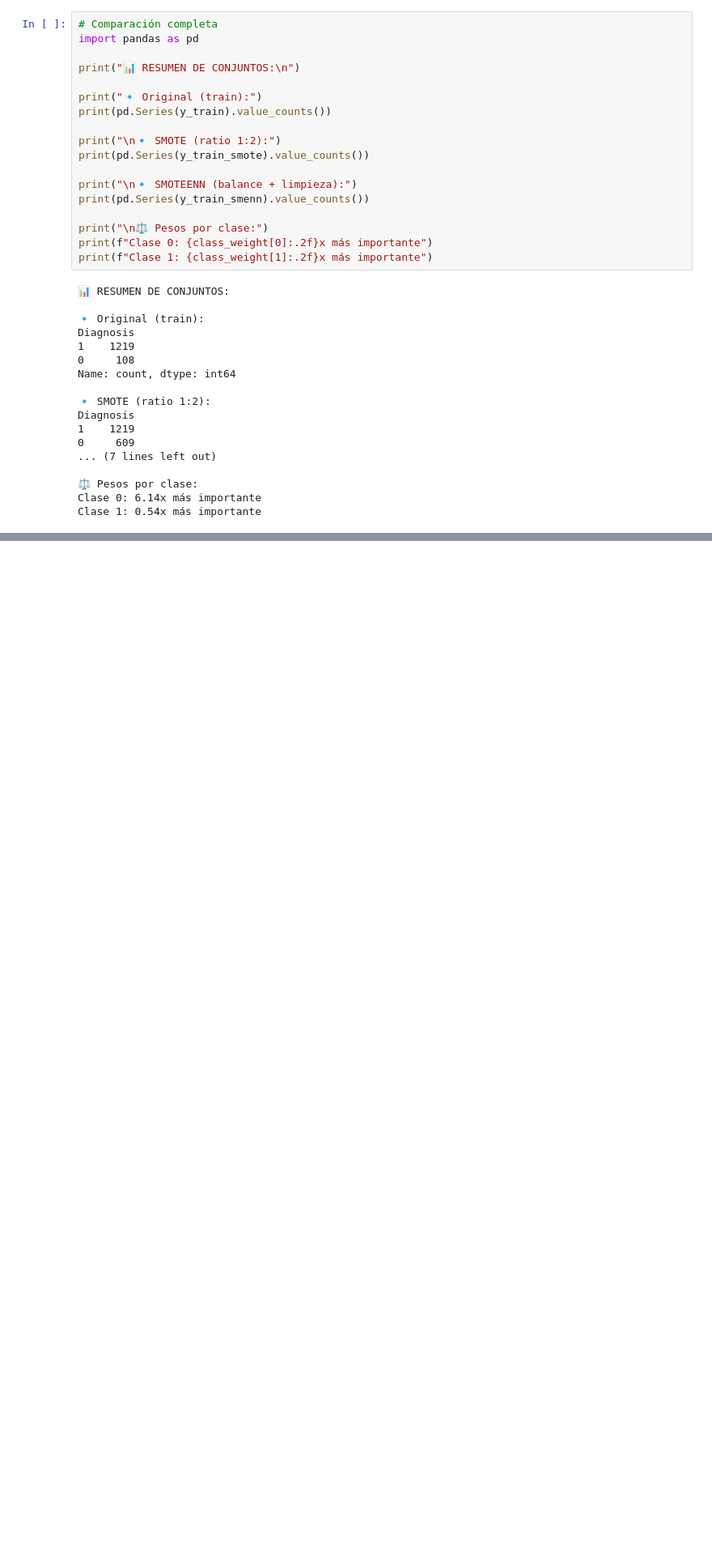
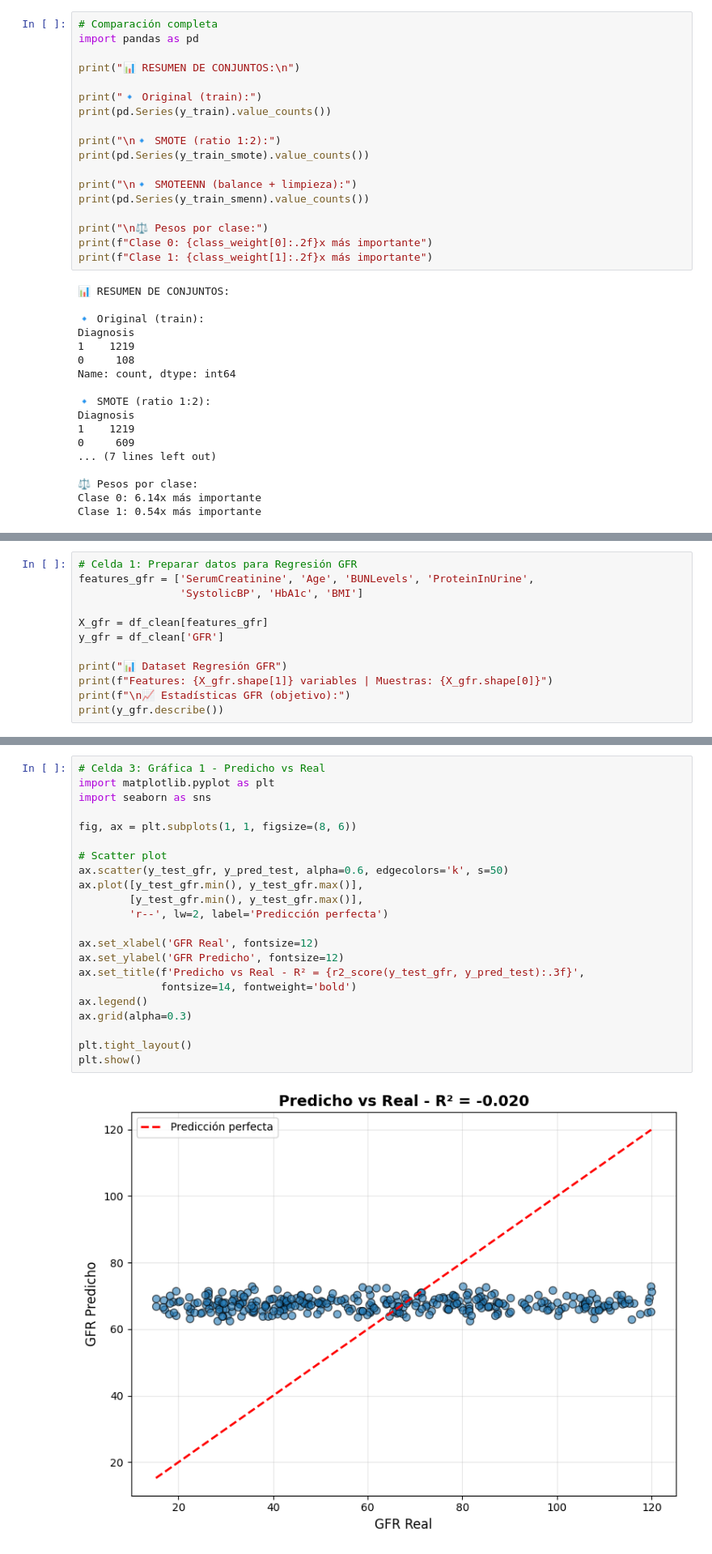
Before and after one commit to samcab28/Analisis-Algoritmos, a Jupyter notebook: IA_Proyecto.ipynb, the cells around one changed output, grey strips where cells are left out. Shown: that part at 81% size. Drawn from its saved outputs; the diff is of its cells as text; blank space fills up the shorter version.

```diff
--- a/IA_Proyecto.ipynb
+++ b/IA_Proyecto.ipynb
@@ -393,0 +420,12 @@ Clase 1: 0.54x más importante
+# %%
+# Celda 1: Preparar datos para Regresión GFR
+features_gfr = ['SerumCreatinine', 'Age', 'BUNLevels', 'ProteinInUrine',
+                'SystolicBP', 'HbA1c', 'BMI']
+
+X_gfr = df_clean[features_gfr]
+y_gfr = df_clean['GFR']
+
+print("📊 Dataset Regresión GFR")
+print(f"Features: {X_gfr.shape[1]} variables | Muestras: {X_gfr.shape[0]}")
+print(f"\n📈 Estadísticas GFR (objetivo):")
+print(y_gfr.describe())
@@ -393,0 +489,24 @@ Clase 1: 0.54x más importante
+# %%
+# Celda 3: Gráfica 1 - Predicho vs Real
+import matplotlib.pyplot as plt
+import seaborn as sns
+
+fig, ax = plt.subplots(1, 1, figsize=(8, 6))
+
+# Scatter plot
+ax.scatter(y_test_gfr, y_pred_test, alpha=0.6, edgecolors='k', s=50)
+ax.plot([y_test_gfr.min(), y_test_gfr.max()],
+        [y_test_gfr.min(), y_test_gfr.max()],
+        'r--', lw=2, label='Predicción perfecta')
+
+ax.set_xlabel('GFR Real', fontsize=12)
+ax.set_ylabel('GFR Predicho', fontsize=12)
+ax.set_title(f'Predicho vs Real - R² = {r2_score(y_test_gfr, y_pred_test):.3f}',
+             fontsize=14, fontweight='bold')
+ax.legend()
+ax.grid(alpha=0.3)
+
+plt.tight_layout()
+plt.show()
+# %% [output]
+[figure, added]
```
Also changed, not shown: parts of 6 cells of this notebook.
